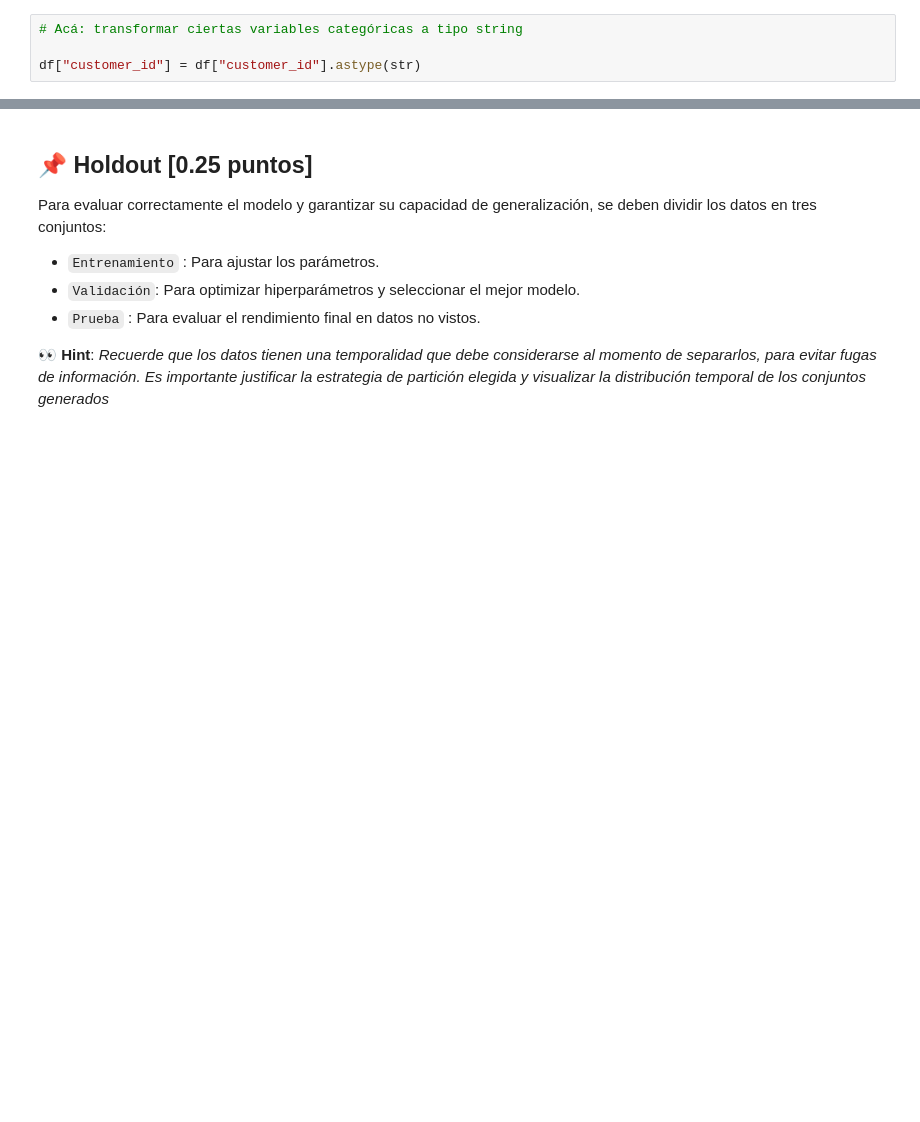
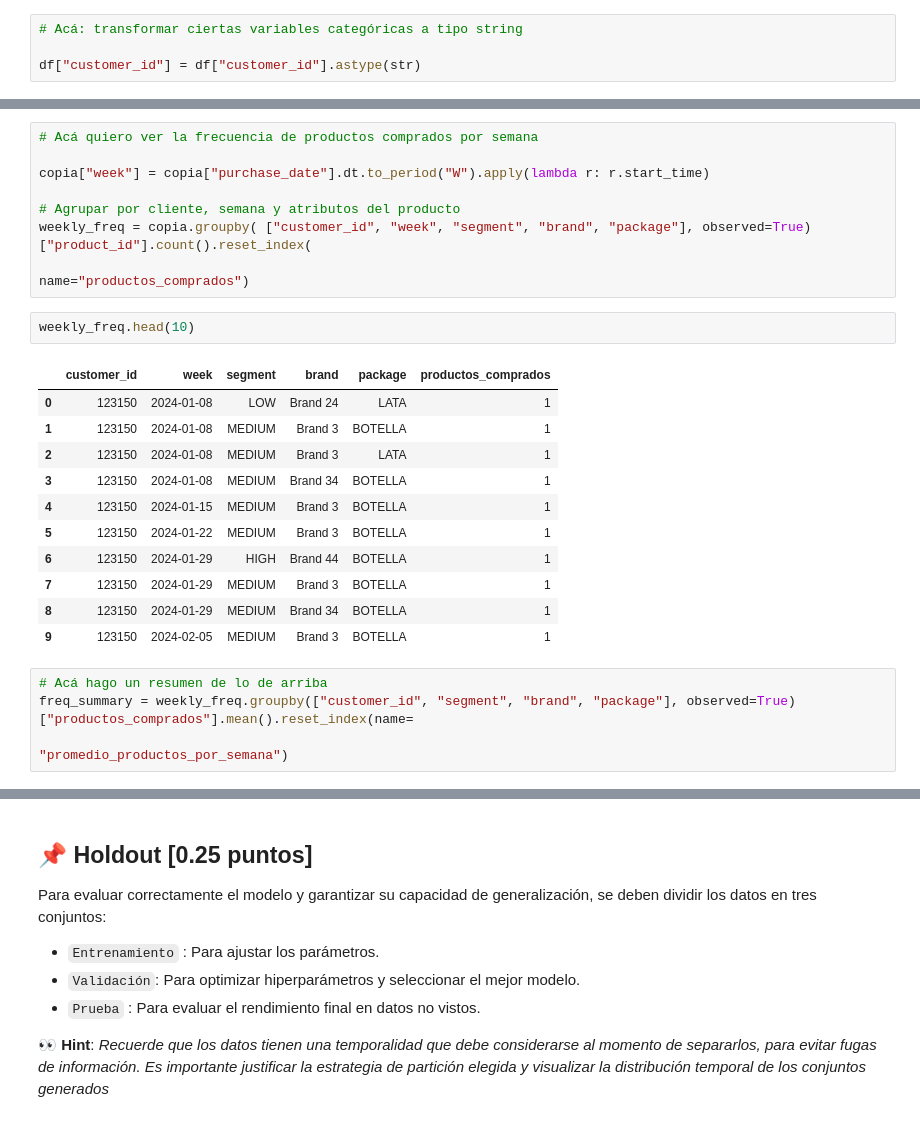
Before and after one commit to Tamaracarrasco/TamoJosha-Lab-de-Prog-MDS-Prim2025, a Jupyter notebook: Proyecto/enunciado_entrega1.ipynb, the cells around one changed output, grey strips where cells are left out. Saved outputs shown, nothing was run; the diff lists cells and outputs as text; blank space fills up the shorter version.

```diff
--- a/Proyecto/enunciado_entrega1.ipynb
+++ b/Proyecto/enunciado_entrega1.ipynb
@@ -880,0 +876,26 @@ union_top_clientes
+# %%
+# Acá quiero ver la frecuencia de productos comprados por semana
+
+copia["week"] = copia["purchase_date"].dt.to_period("W").apply(lambda r: r.start_time)
+
+# Agrupar por cliente, semana y atributos del producto
+weekly_freq = copia.groupby( ["customer_id", "week", "segment", "brand", "package"], observed=True)["product_id"].count().reset_index(
+                                                                                                                name="productos_comprados")
+# %%
+weekly_freq.head(10)
+# %% [output]
+|  | customer_id | week | segment | brand | package | productos_comprados |
+| 0 | 123150 | 2024-01-08 | LOW | Brand 24 | LATA | 1 |
+| 1 | 123150 | 2024-01-08 | MEDIUM | Brand 3 | BOTELLA | 1 |
+| 2 | 123150 | 2024-01-08 | MEDIUM | Brand 3 | LATA | 1 |
+| 3 | 123150 | 2024-01-08 | MEDIUM | Brand 34 | BOTELLA | 1 |
+| 4 | 123150 | 2024-01-15 | MEDIUM | Brand 3 | BOTELLA | 1 |
+| 5 | 123150 | 2024-01-22 | MEDIUM | Brand 3 | BOTELLA | 1 |
+| 6 | 123150 | 2024-01-29 | HIGH | Brand 44 | BOTELLA | 1 |
+| 7 | 123150 | 2024-01-29 | MEDIUM | Brand 3 | BOTELLA | 1 |
+| 8 | 123150 | 2024-01-29 | MEDIUM | Brand 34 | BOTELLA | 1 |
+| 9 | 123150 | 2024-02-05 | MEDIUM | Brand 3 | BOTELLA | 1 |
+# %%
+# Acá hago un resumen de lo de arriba
+freq_summary = weekly_freq.groupby(["customer_id", "segment", "brand", "package"], observed=True)["productos_comprados"].mean().reset_index(name=
+                                                                                                                "promedio_productos_por_semana")
```
Also changed, not shown: parts of 28 cells of this notebook.
